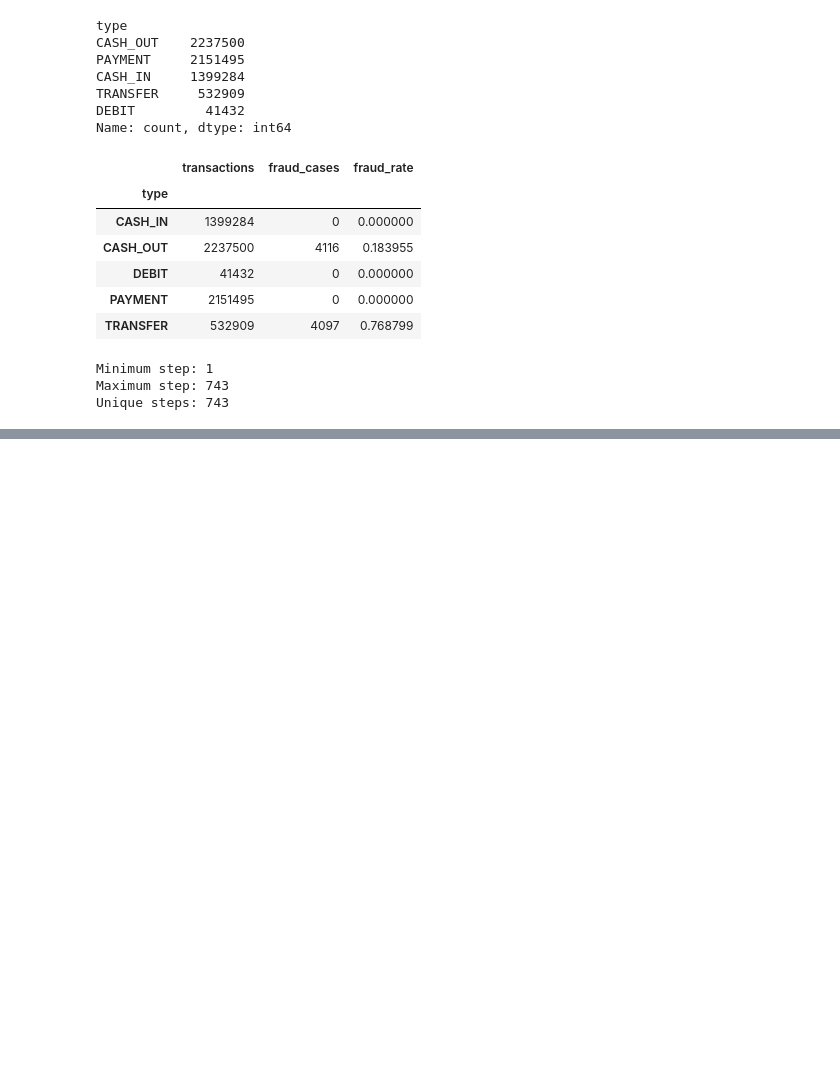
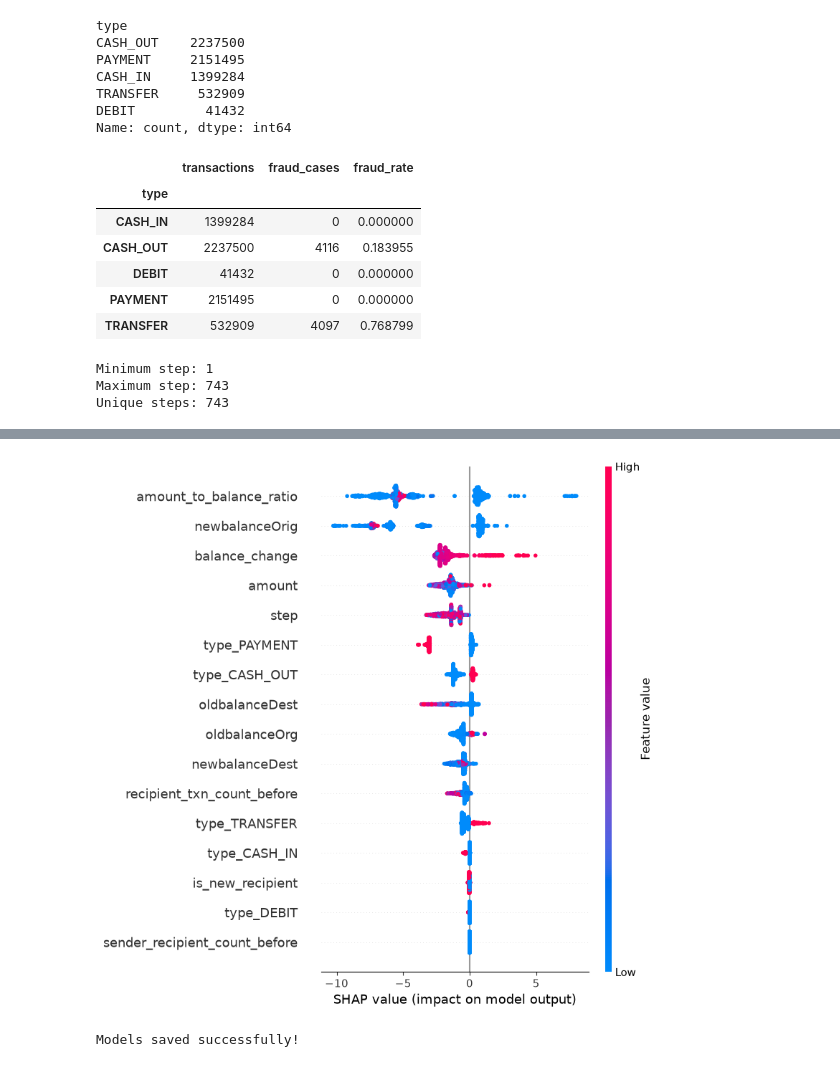
Before and after one commit to niharikaram2510/financial-fraud-detection, a Jupyter notebook: notebooks/01_data_exploration.ipynb, the cells around one changed output, grey strips where cells are left out. Saved outputs shown, nothing was run; the diff lists cells and outputs as text; code cells hidden in the pictures; blank space fills up the shorter version.

```diff
--- a/notebooks/01_data_exploration.ipynb
+++ b/notebooks/01_data_exploration.ipynb
@@ -214,0 +985,20 @@ df.head()
+# %%
+shap.summary_plot(
+    shap_values,
+    X_shap
+)
+# %% [output]
+[figure, added]
+# %%
+import joblib
+from pathlib import Path
+
+models_dir = Path("../models")
+models_dir.mkdir(exist_ok=True)
+
+joblib.dump(xgb_model, models_dir / "xgboost_fraud_model.pkl")
+joblib.dump(isolation_model, models_dir / "isolation_forest_model.pkl")
+
+print("Models saved successfully!")
+# %% [output]
+Models saved successfully!
```
Also changed, not shown: parts of 62 cells of this notebook, 2 other files.
